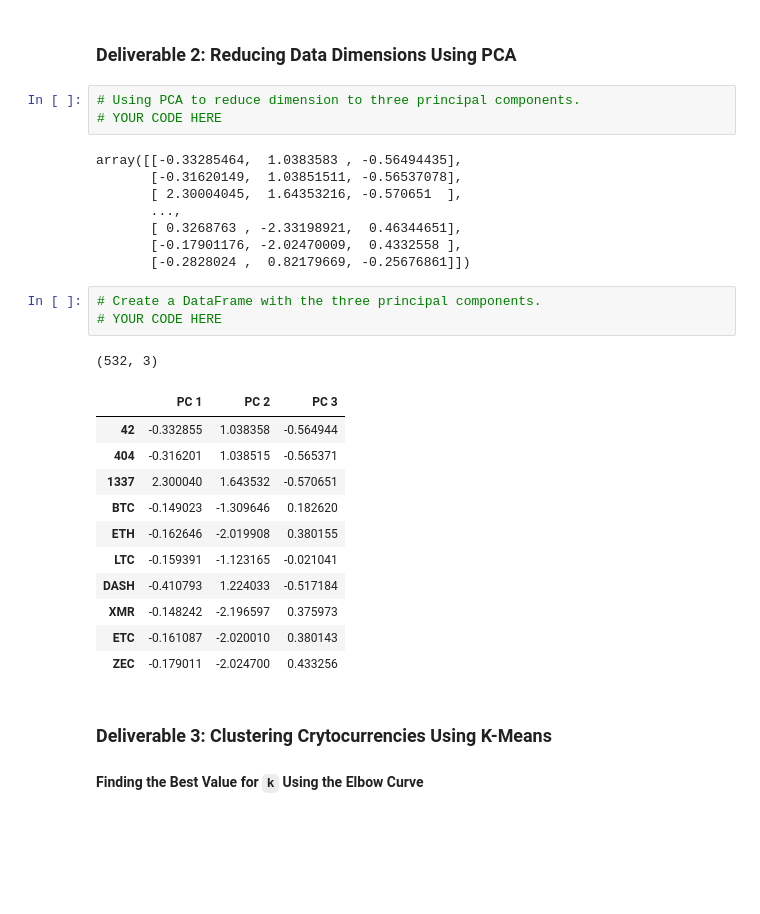
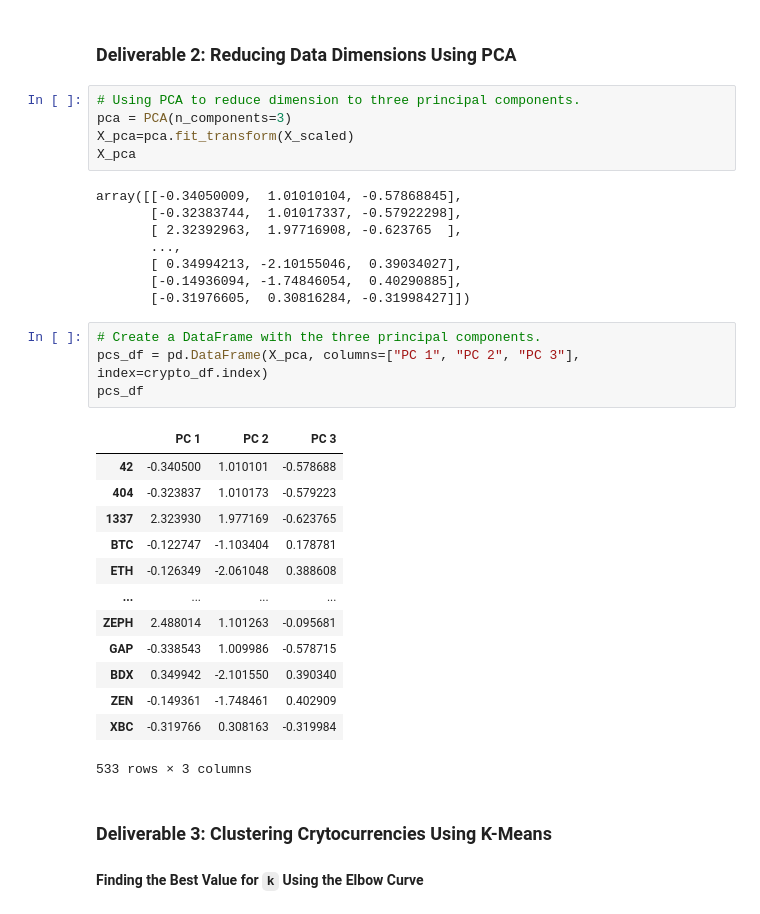
Before and after one commit to Lavernus/Cryptocurrencies, a Jupyter notebook: crypto_clustering.ipynb, the cells around one changed output. Saved outputs shown, nothing was run; the diff lists cells and outputs as text; blank space fills up the shorter version.

```diff
--- a/crypto_clustering.ipynb
+++ b/crypto_clustering.ipynb
@@ -172,31 +172,35 @@ print(X_scaled[0:5])
 ### Deliverable 2: Reducing Data Dimensions Using PCA
 # %%
 # Using PCA to reduce dimension to three principal components.
-# YOUR CODE HERE
+pca = PCA(n_components=3)
+X_pca=pca.fit_transform(X_scaled)
+X_pca
 # %% [output]
-array([[-0.33285464,  1.0383583 , -0.56494435],
-       [-0.31620149,  1.03851511, -0.56537078],
-       [ 2.30004045,  1.64353216, -0.570651  ],
+array([[-0.34050009,  1.01010104, -0.57868845],
+       [-0.32383744,  1.01017337, -0.57922298],
+       [ 2.32392963,  1.97716908, -0.623765  ],
        ...,
-       [ 0.3268763 , -2.33198921,  0.46344651],
-       [-0.17901176, -2.02470009,  0.4332558 ],
-       [-0.2828024 ,  0.82179669, -0.25676861]])
+       [ 0.34994213, -2.10155046,  0.39034027],
+       [-0.14936094, -1.74846054,  0.40290885],
+       [-0.31976605,  0.30816284, -0.31998427]])
 # %%
 # Create a DataFrame with the three principal components.
-# YOUR CODE HERE
+pcs_df = pd.DataFrame(X_pca, columns=["PC 1", "PC 2", "PC 3"], index=crypto_df.index)
+pcs_df
 # %% [output]
+|  | PC 1 | PC 2 | PC 3 |
+| 42 | -0.340500 | 1.010101 | -0.578688 |
+| 404 | -0.323837 | 1.010173 | -0.579223 |
+| 1337 | 2.323930 | 1.977169 | -0.623765 |
+| BTC | -0.122747 | -1.103404 | 0.178781 |
+| ETH | -0.126349 | -2.061048 | 0.388608 |
+| ... | ... | ... | ... |
+| ZEPH | 2.488014 | 1.101263 | -0.095681 |
+| GAP | -0.338543 | 1.009986 | -0.578715 |
+| BDX | 0.349942 | -2.101550 | 0.390340 |
+| ZEN | -0.149361 | -1.748461 | 0.402909 |
+| XBC | -0.319766 | 0.308163 | -0.319984 |
-(532, 3)
+533 rows × 3 columns
-|  | PC 1 | PC 2 | PC 3 |
-| 42 | -0.332855 | 1.038358 | -0.564944 |
-| 404 | -0.316201 | 1.038515 | -0.565371 |
-| 1337 | 2.300040 | 1.643532 | -0.570651 |
-| BTC | -0.149023 | -1.309646 | 0.182620 |
-| ETH | -0.162646 | -2.019908 | 0.380155 |
-| LTC | -0.159391 | -1.123165 | -0.021041 |
-| DASH | -0.410793 | 1.224033 | -0.517184 |
-| XMR | -0.148242 | -2.196597 | 0.375973 |
-| ETC | -0.161087 | -2.020010 | 0.380143 |
-| ZEC | -0.179011 | -2.024700 | 0.433256 |
 # %% [markdown]
 ### Deliverable 3: Clustering Crytocurrencies Using K-Means
 
```
Also changed, not shown: parts of 5 cells of this notebook.
